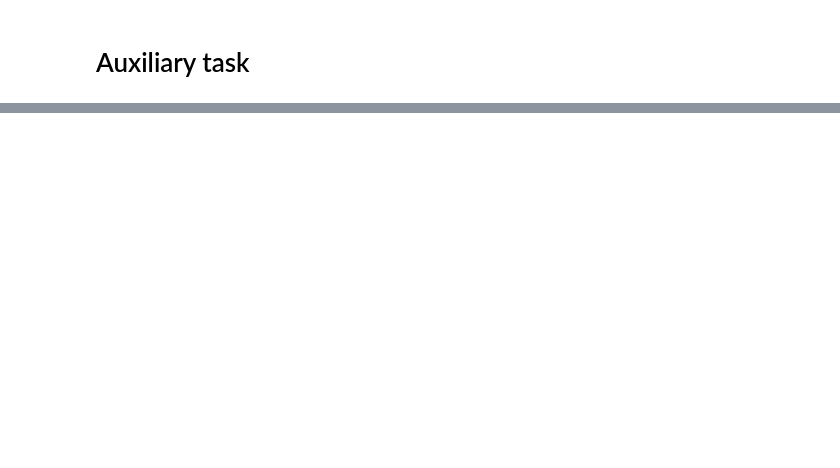
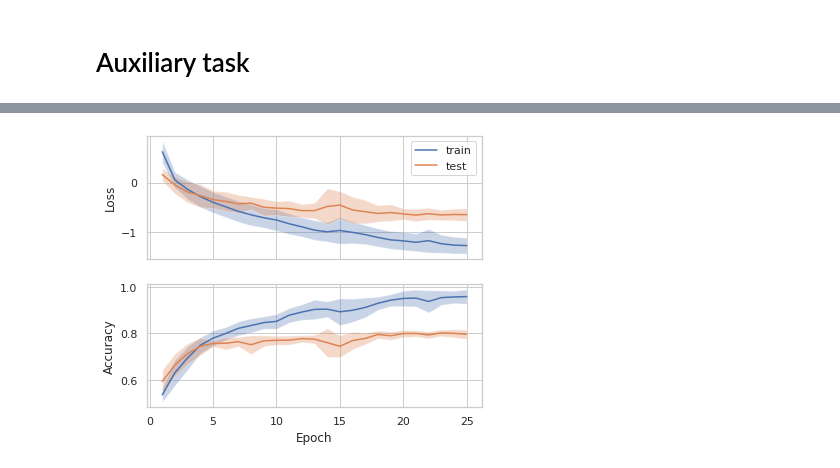
Before and after one commit to matthiaszeller/dl-project, a Jupyter notebook: Proj1/Auxiliary-loss.ipynb, the cells around one changed output, grey strips where cells are left out. Saved outputs shown, nothing was run; the diff lists cells and outputs as text; code cells hidden in the pictures; blank space fills up the shorter version.

```diff
--- a/Proj1/Auxiliary-loss.ipynb
+++ b/Proj1/Auxiliary-loss.ipynb
@@ -378,0 +334,3 @@ tot_train_loss , tot_train_acc , tot_test_loss , tot_test_acc = train(net, optim
+# %%
+import seaborn as sns
+sns.set(style='whitegrid')
@@ -378,0 +365,42 @@ tot_train_loss , tot_train_acc , tot_test_loss , tot_test_acc = train(net, optim
+# %%
+def plot_std_loss_acc(all_train_loss , all_train_acc , all_test_loss , all_test_acc):
+  def subplot(ax, mean, std, label=None):
+    x = range(1, len(mean) + 1)
+    ax.plot(x, mean, label=label)
+    ax.fill_between(x, mean - std, mean + std, alpha=0.3)
+
+  # Convert lists of lists to tensors
+  data = {
+      'loss_train': all_train_loss,
+      'loss_test' : all_test_loss,
+      'acc_train':  all_train_acc,
+      'acc_test':   all_test_acc
+  }
+
+  data = {k: torch.tensor(v) for k, v in data.items()}
+
+  # Compute mean and std. The multiple runs are in axis 0, epochs in axis 1
+  plot_data = {}
+  for label, tensor in data.items():
+    plot_data[f'{label}_mean'] = tensor.mean(dim=0)
+    plot_data[f'{label}_std'] = tensor.std(dim=0)
+
+  # Plot!
+  fig, ax = plt.subplots(2, 1, sharex=True, figsize=(6, 5))
+  subplot(ax[0], plot_data['loss_train_mean'], plot_data['loss_train_std'], label='train')
+  subplot(ax[0], plot_data['loss_test_mean'], plot_data['loss_test_std'], label='test')
+  ax[0].set_ylabel('Loss')
+  subplot(ax[1], plot_data['acc_train_mean'], plot_data['acc_train_std'])
+  subplot(ax[1], plot_data['acc_test_mean'], plot_data['acc_test_std'])
+  ax[1].set_ylabel('Accuracy')
+  ax[1].set_xlabel('Epoch')
+
+  ax[0].legend()
+# %%
+all_train_loss , all_train_acc , all_test_loss , all_test_acc = train_multiple_runs(FullyDenseNetAux,
+                                                                                    criterion=custom_loss,
+                                                                                    epoch=25)
+# %%
+plot_std_loss_acc(all_train_loss , all_train_acc , all_test_loss , all_test_acc)
+# %% [output]
+[figure, added]
```
Also changed, not shown: parts of 14 cells of this notebook.
